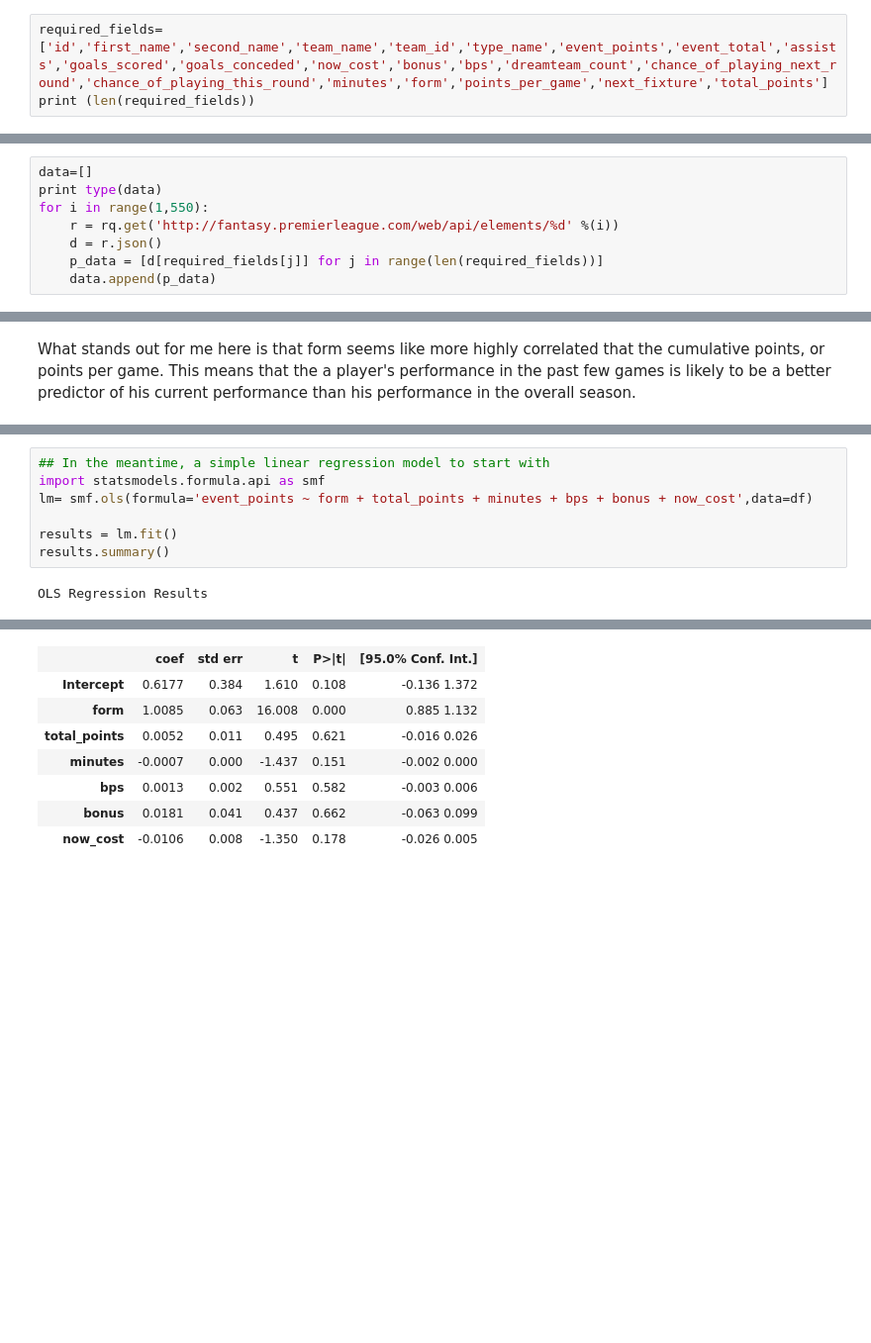
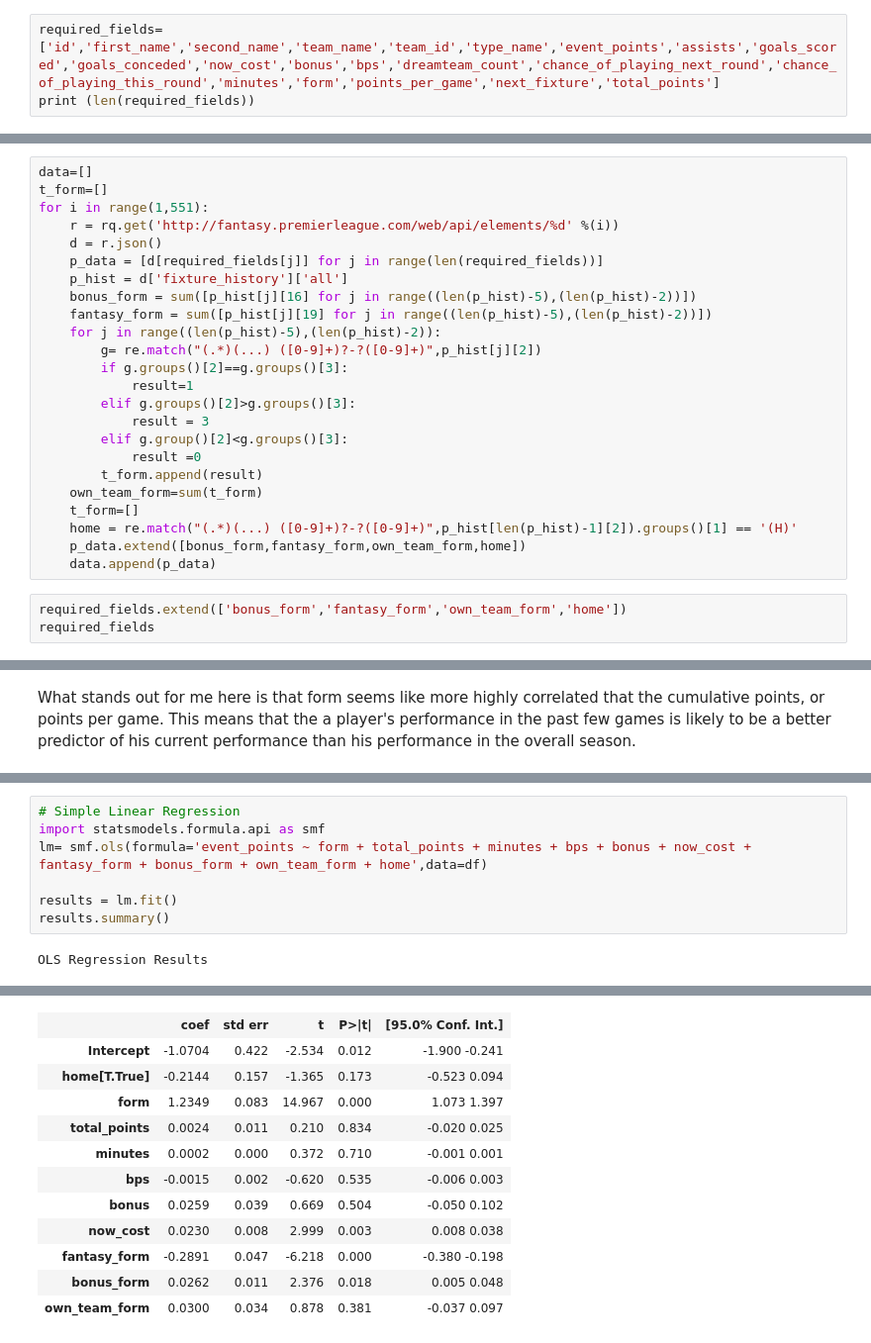
Before and after one commit to misrab/homework, a Jupyter notebook: ZacharyAng/Project/Zach's Project on Fantasy Football.ipynb, the cells around one changed output, grey strips where cells are left out. Shown: that part at 99% size. Cells and saved outputs as stored; diff of their text form; blank space fills up the shorter version.

```diff
--- a/ZacharyAng/Project/Zach's Project on Fantasy Football.ipynb
+++ b/ZacharyAng/Project/Zach's Project on Fantasy Football.ipynb
@@ -73,6 +77,6 @@ The Fantasy League API doesn't really have a guide, so I'm going to give a brief
 
 With that, I'm going to extract the fantasy points as the outcome variable and 21 features for 549 players.
 # %%
-required_fields=['id','first_name','second_name','team_name','team_id','type_name','event_points','event_total','assists','goals_scored','goals_conceded','now_cost','bonus','bps','dreamteam_count','chance_of_playing_next_round','chance_of_playing_this_round','minutes','form','points_per_game','next_fixture','total_points']
+required_fields=['id','first_name','second_name','team_name','team_id','type_name','event_points','assists','goals_scored','goals_conceded','now_cost','bonus','bps','dreamteam_count','chance_of_playing_next_round','chance_of_playing_this_round','minutes','form','points_per_game','next_fixture','total_points']
 print (len(required_fields))
 # %% [output]
@@ -80,8 +83,0 @@ print (len(required_fields))
-# %%
-data=[]
-print type(data)
-for i in range(1,550):
-    r = rq.get('http://fantasy.premierleague.com/web/api/elements/%d' %(i))
-    d = r.json()
-    p_data = [d[required_fields[j]] for j in range(len(required_fields))]
-    data.append(p_data)
@@ -89,0 +84,27 @@ for i in range(1,550):
+# %%
+data=[]
+t_form=[]
+for i in range(1,551):
+    r = rq.get('http://fantasy.premierleague.com/web/api/elements/%d' %(i))
+    d = r.json()
+    p_data = [d[required_fields[j]] for j in range(len(required_fields))]
+    p_hist = d['fixture_history']['all']
+    bonus_form = sum([p_hist[j][16] for j in range((len(p_hist)-5),(len(p_hist)-2))])
+    fantasy_form = sum([p_hist[j][19] for j in range((len(p_hist)-5),(len(p_hist)-2))])
+    for j in range((len(p_hist)-5),(len(p_hist)-2)):
+        g= re.match("(.*)(...) ([0-9]+)?-?([0-9]+)",p_hist[j][2])
+        if g.groups()[2]==g.groups()[3]:
+            result=1
+        elif g.groups()[2]>g.groups()[3]:
+            result = 3
+        elif g.group()[2]<g.groups()[3]:
+            result =0
+        t_form.append(result)
+    own_team_form=sum(t_form)
+    t_form=[]
+    home = re.match("(.*)(...) ([0-9]+)?-?([0-9]+)",p_hist[len(p_hist)-1][2]).groups()[1] == '(H)'
+    p_data.extend([bonus_form,fantasy_form,own_team_form,home])
+    data.append(p_data)
+# %%
+required_fields.extend(['bonus_form','fantasy_form','own_team_form','home'])
+required_fields
@@ -226,7 +265,7 @@ This preliminary analysis leads me to the conclusion that I should be digging a
 # %%
-## In the meantime, a simple linear regression model to start with
+# Simple Linear Regression
 import statsmodels.formula.api as smf
-lm= smf.ols(formula='event_points ~ form + total_points + minutes + bps + bonus + now_cost',data=df)
+lm= smf.ols(formula='event_points ~ form + total_points + minutes + bps + bonus + now_cost + fantasy_form + bonus_form + own_team_form + home',data=df)
 
 results = lm.fit()
 results.summary()
@@ -243,9 +282,13 @@ OLS Regression Results
 | Covariance Type: | nonrobust |  |  |
 |  | coef | std err | t | P>|t| | [95.0% Conf. Int.] |
-| Intercept | 0.6177 | 0.384 | 1.610 | 0.108 | -0.136 1.372 |
-| form | 1.0085 | 0.063 | 16.008 | 0.000 | 0.885 1.132 |
-| total_points | 0.0052 | 0.011 | 0.495 | 0.621 | -0.016 0.026 |
-| minutes | -0.0007 | 0.000 | -1.437 | 0.151 | -0.002 0.000 |
-| bps | 0.0013 | 0.002 | 0.551 | 0.582 | -0.003 0.006 |
-| bonus | 0.0181 | 0.041 | 0.437 | 0.662 | -0.063 0.099 |
-| now_cost | -0.0106 | 0.008 | -1.350 | 0.178 | -0.026 0.005 |
+| Intercept | -1.0704 | 0.422 | -2.534 | 0.012 | -1.900 -0.241 |
+| home[T.True] | -0.2144 | 0.157 | -1.365 | 0.173 | -0.523 0.094 |
+| form | 1.2349 | 0.083 | 14.967 | 0.000 | 1.073 1.397 |
+| total_points | 0.0024 | 0.011 | 0.210 | 0.834 | -0.020 0.025 |
+| minutes | 0.0002 | 0.000 | 0.372 | 0.710 | -0.001 0.001 |
+| bps | -0.0015 | 0.002 | -0.620 | 0.535 | -0.006 0.003 |
+| bonus | 0.0259 | 0.039 | 0.669 | 0.504 | -0.050 0.102 |
+| now_cost | 0.0230 | 0.008 | 2.999 | 0.003 | 0.008 0.038 |
+| fantasy_form | -0.2891 | 0.047 | -6.218 | 0.000 | -0.380 -0.198 |
+| bonus_form | 0.0262 | 0.011 | 2.376 | 0.018 | 0.005 0.048 |
+| own_team_form | 0.0300 | 0.034 | 0.878 | 0.381 | -0.037 0.097 |
```
Also changed, not shown: parts of 21 cells of this notebook, 1 other file.
